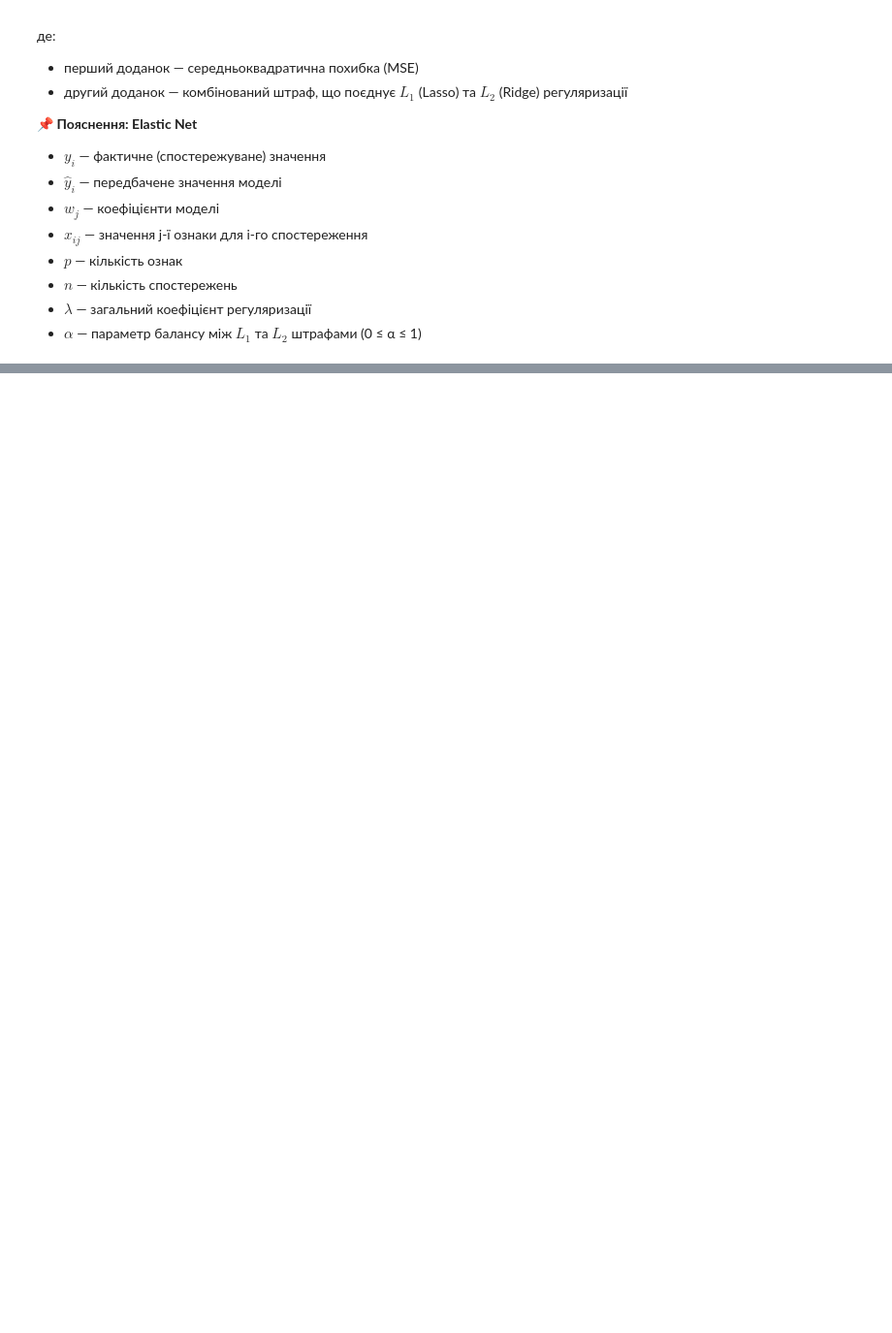
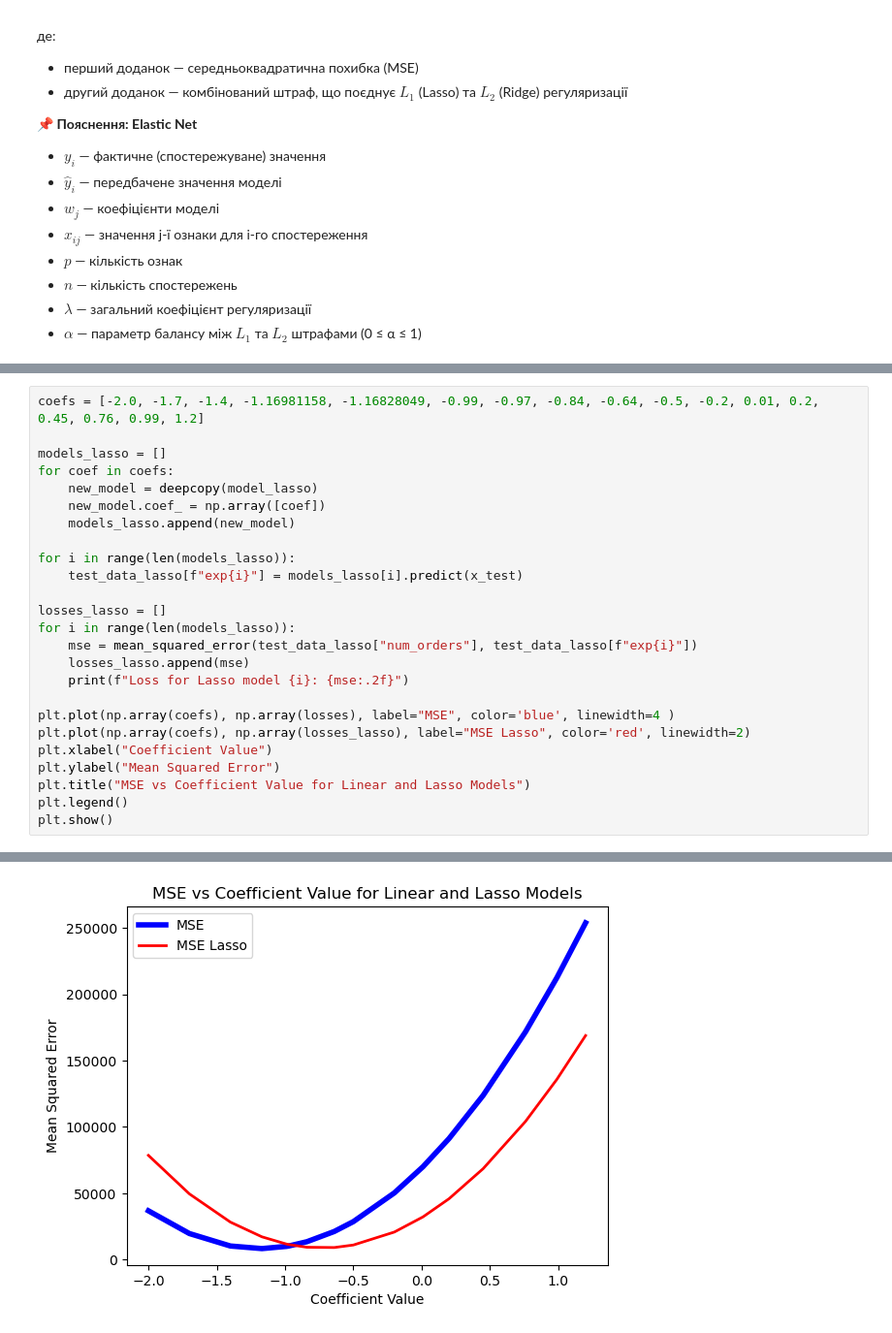
Before and after one commit to SiracencoSerghei/DataScienceHW, a Jupyter notebook: example_kaggle/les_3/supervised_ML_2.ipynb, the cells around one changed output, grey strips where cells are left out. Shown: that part at 97% size. Drawn from its saved outputs; the diff is of its cells as text; blank space fills up the shorter version.

```diff
--- a/example_kaggle/les_3/supervised_ML_2.ipynb
+++ b/example_kaggle/les_3/supervised_ML_2.ipynb
@@ -615,0 +751,26 @@ $$
+# %%
+coefs = [-2.0, -1.7, -1.4, -1.16981158, -1.16828049, -0.99, -0.97, -0.84, -0.64, -0.5, -0.2, 0.01, 0.2, 0.45, 0.76, 0.99, 1.2]
+
+models_lasso = []
+for coef in coefs:
+    new_model = deepcopy(model_lasso)
+    new_model.coef_ = np.array([coef])
+    models_lasso.append(new_model)
+
+for i in range(len(models_lasso)):
+    test_data_lasso[f"exp{i}"] = models_lasso[i].predict(x_test)
+
+losses_lasso = []
+for i in range(len(models_lasso)):
+    mse = mean_squared_error(test_data_lasso["num_orders"], test_data_lasso[f"exp{i}"])
+    losses_lasso.append(mse)
+    print(f"Loss for Lasso model {i}: {mse:.2f}")
+
+plt.plot(np.array(coefs), np.array(losses), label="MSE", color='blue', linewidth=4 )
+plt.plot(np.array(coefs), np.array(losses_lasso), label="MSE Lasso", color='red', linewidth=2)
+plt.xlabel("Coefficient Value")
+plt.ylabel("Mean Squared Error")
+plt.title("MSE vs Coefficient Value for Linear and Lasso Models")
+plt.legend()
+plt.show()
+# %% [output]
@@ -615,0 +794 @@ $$
+[figure, added]
```
Also changed, not shown: parts of 26 cells of this notebook, 5 other files.
